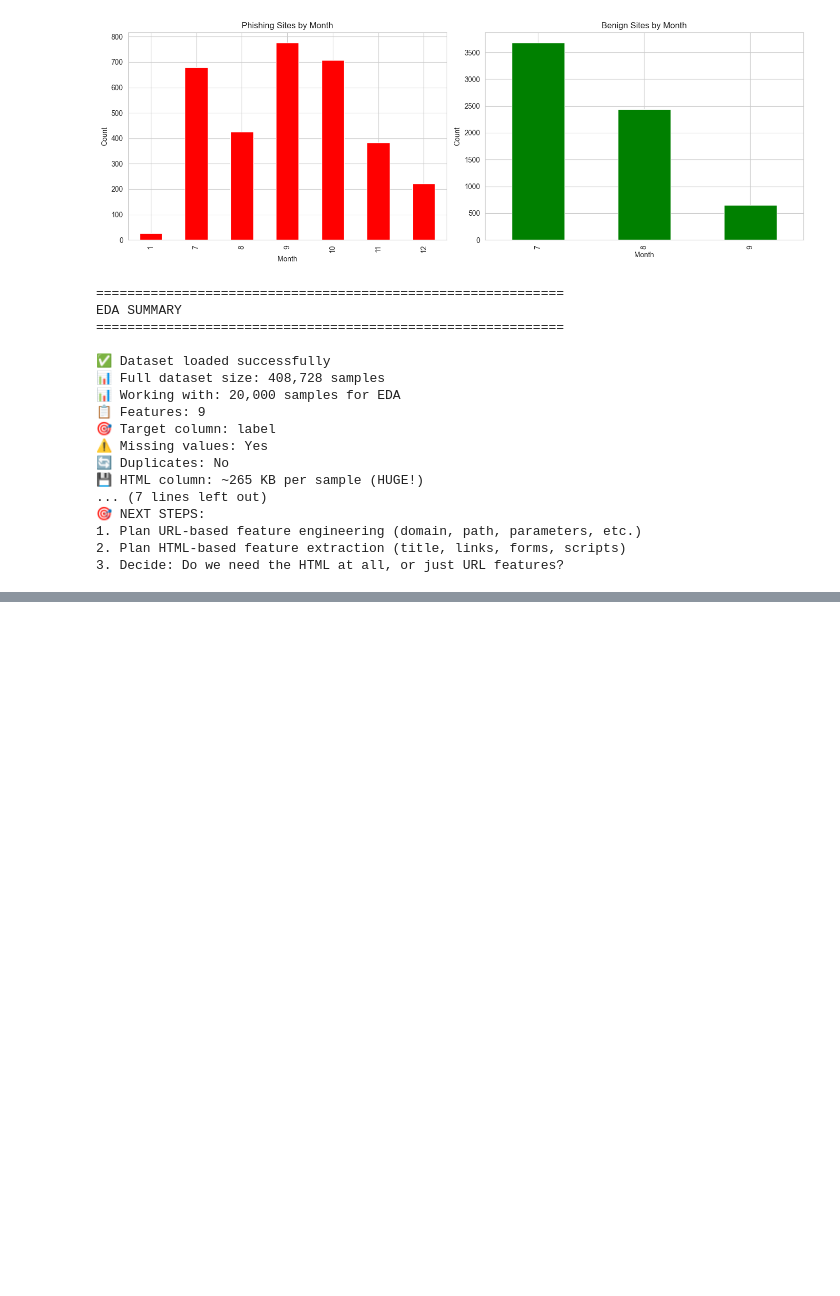
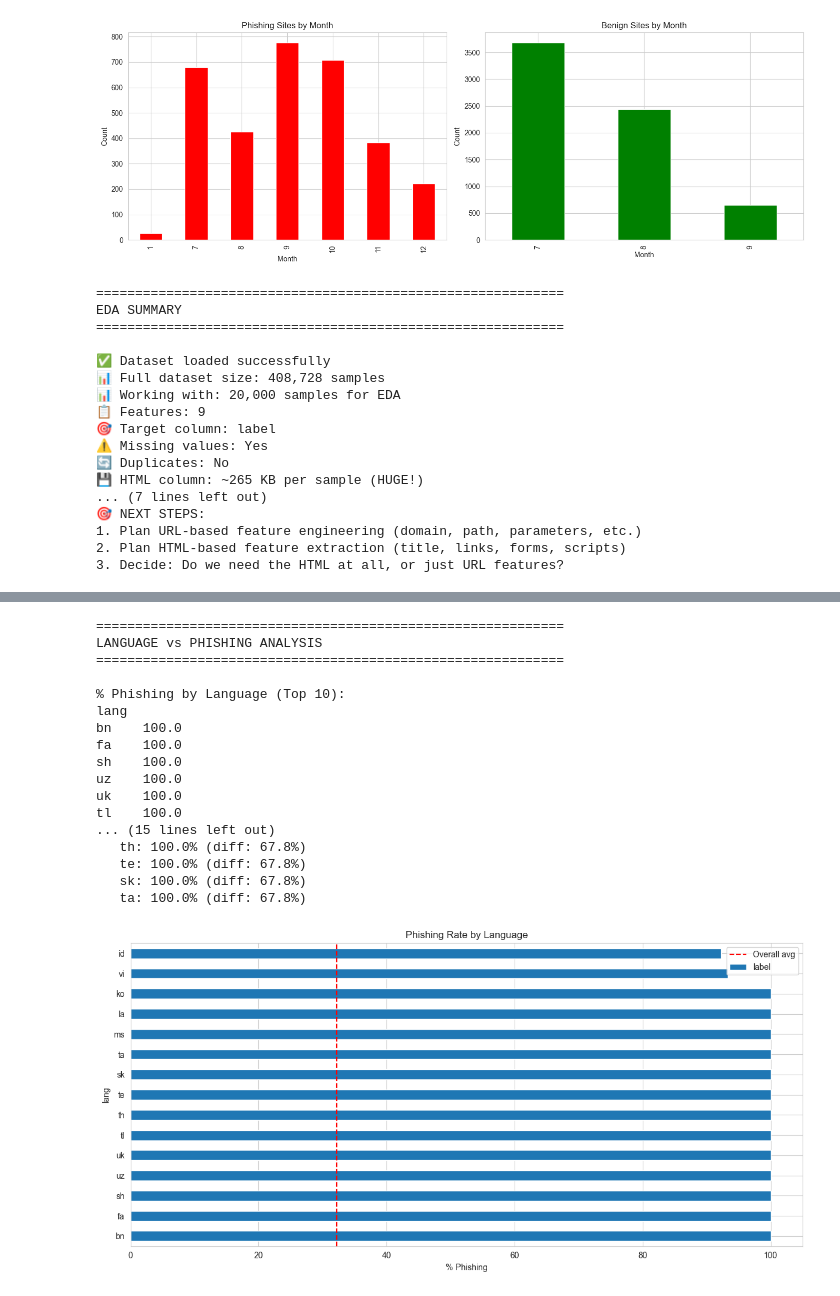
Before and after one commit to ChandrashuKumar/phishing-detection-system, a Jupyter notebook: ml_training/notebooks/url-detection/01_EDA.ipynb, the cells around one changed output, grey strips where cells are left out. Saved outputs shown, nothing was run; the diff lists cells and outputs as text; code cells hidden in the pictures; blank space fills up the shorter version.

```diff
--- a/ml_training/notebooks/EDA.ipynb
+++ b/ml_training/notebooks/url-detection/01_EDA.ipynb
@@ -364,0 +404,55 @@ EDA SUMMARY
+# %%
+# ============================================
+# TEST: Does language correlate with phishing?
+# ============================================
+
+print("="*60)
+print("LANGUAGE vs PHISHING ANALYSIS")
+print("="*60)
+
+# Calculate phishing rate by language
+lang_phishing = train_df.groupby('lang')['label'].apply(
+    lambda x: (x == 'phish').sum() / len(x) * 100
+).sort_values(ascending=False)
+
+print("\n% Phishing by Language (Top 10):")
+print(lang_phishing.head(10))
+
+print(f"\n📊 Overall phishing rate: {(train_df['label'] == 'phish').sum() / len(train_df) * 100:.2f}%")
+
+# Check if languages differ significantly
+print("\n🔍 Do languages differ from overall rate?")
+for lang, rate in lang_phishing.head(10).items():
+    overall_rate = (train_df['label'] == 'phish').sum() / len(train_df) * 100
+    diff = abs(rate - overall_rate)
+    print(f"   {lang}: {rate:.1f}% (diff: {diff:.1f}%)")
+
+# Visualize
+plt.figure(figsize=(12, 6))
+lang_phishing.head(15).plot(kind='barh')
+plt.axvline((train_df['label'] == 'phish').sum() / len(train_df) * 100,
+            color='red', linestyle='--', label='Overall avg')
+plt.xlabel('% Phishing')
+plt.title('Phishing Rate by Language')
+plt.legend()
+plt.tight_layout()
+plt.show()
+# %% [output]
+============================================================
+LANGUAGE vs PHISHING ANALYSIS
+============================================================
+
+% Phishing by Language (Top 10):
+lang
+bn    100.0
+fa    100.0
+sh    100.0
+uz    100.0
+uk    100.0
+tl    100.0
+... (15 lines left out)
+   th: 100.0% (diff: 67.8%)
+   te: 100.0% (diff: 67.8%)
+   sk: 100.0% (diff: 67.8%)
+   ta: 100.0% (diff: 67.8%)
+[figure, added]
```
Also changed, not shown: parts of 1 cell of this notebook, 2 other files.
